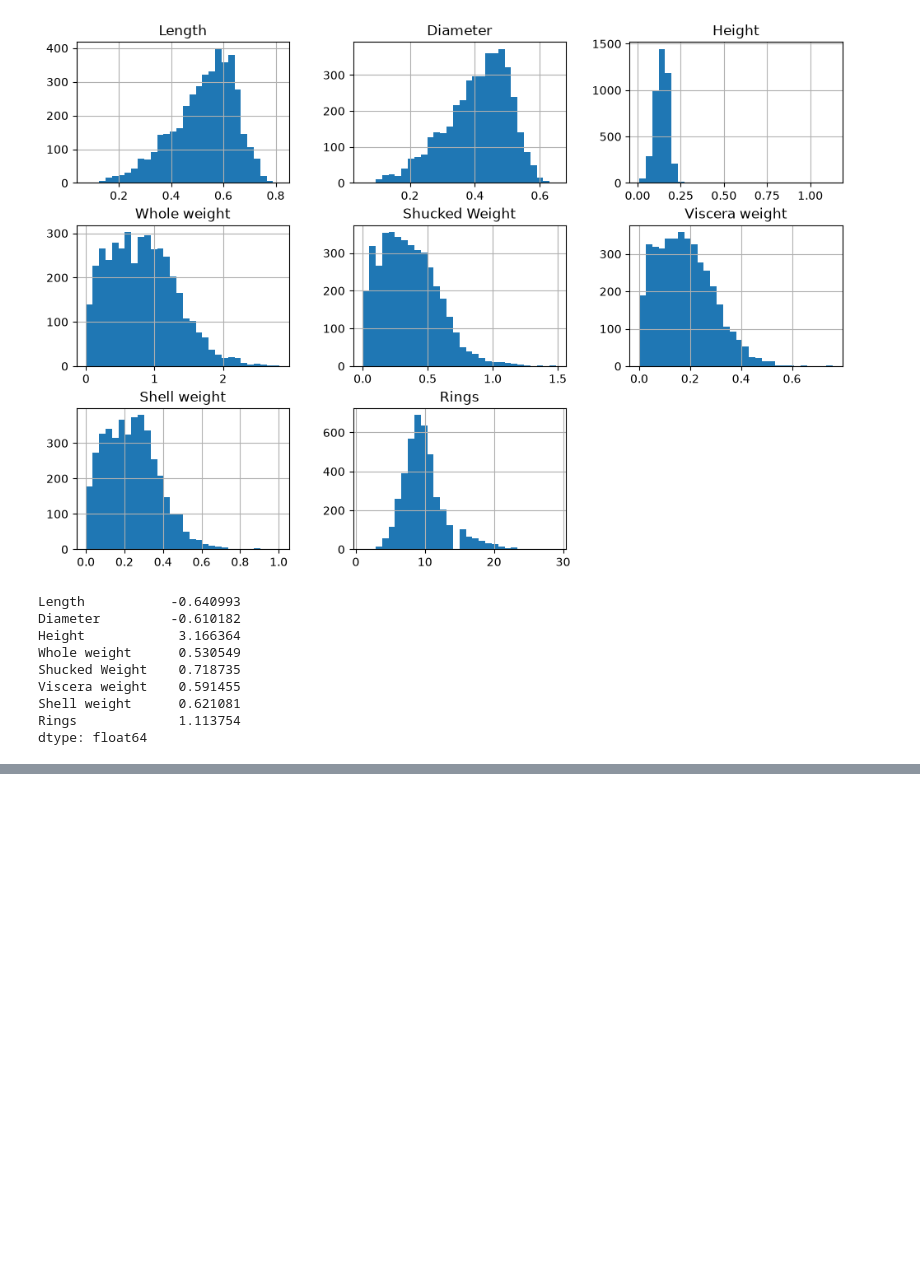
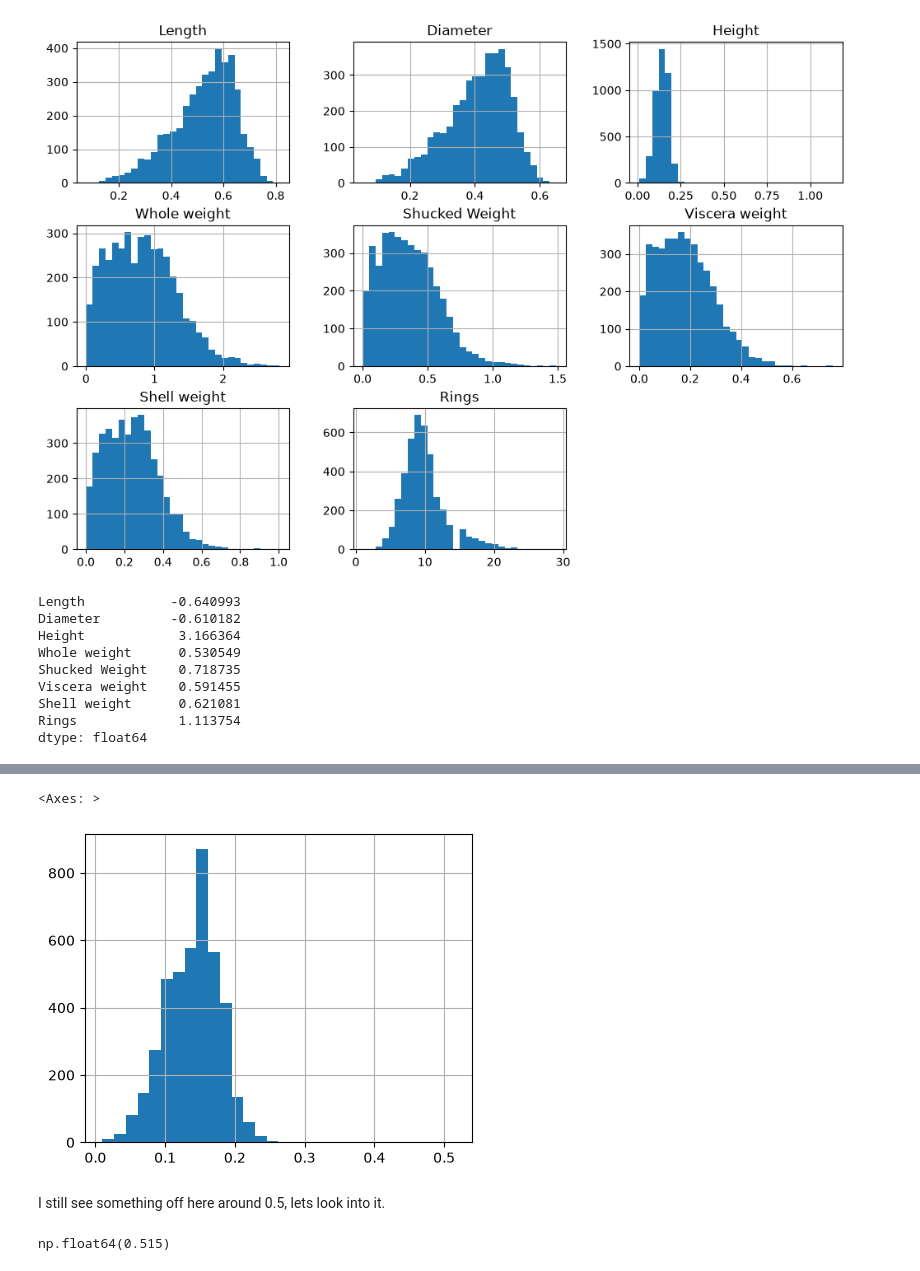
Before and after one commit to Qasimb946/Machine-Learning-Non-Parametric-Learning-P1, a Jupyter notebook: Notebooks/EDA_Abalone.ipynb, the cells around one changed output, grey strips where cells are left out. Drawn from its saved outputs; the diff is of its cells as text; code cells hidden in the pictures; blank space fills up the shorter version.

```diff
--- a/Notebooks/EDA_Abalone.ipynb
+++ b/Notebooks/EDA_Abalone.ipynb
@@ -112,0 +142,3 @@ dtype: float64
+# %%
+df.loc[2050, "Height"] = 0.113
+df.loc[2050]
@@ -112,0 +156,11 @@ dtype: float64
+# %%
+df["Height"].hist(figsize=(5,4), bins=30)
+# %% [output]
+<Axes: >
+[figure, added]
+# %% [markdown]
+I still see something off here around 0.5, lets look into it.
+# %%
+df["Height"].max()
+# %% [output]
+np.float64(0.515)
```
Also changed, not shown: parts of 17 cells of this notebook.
